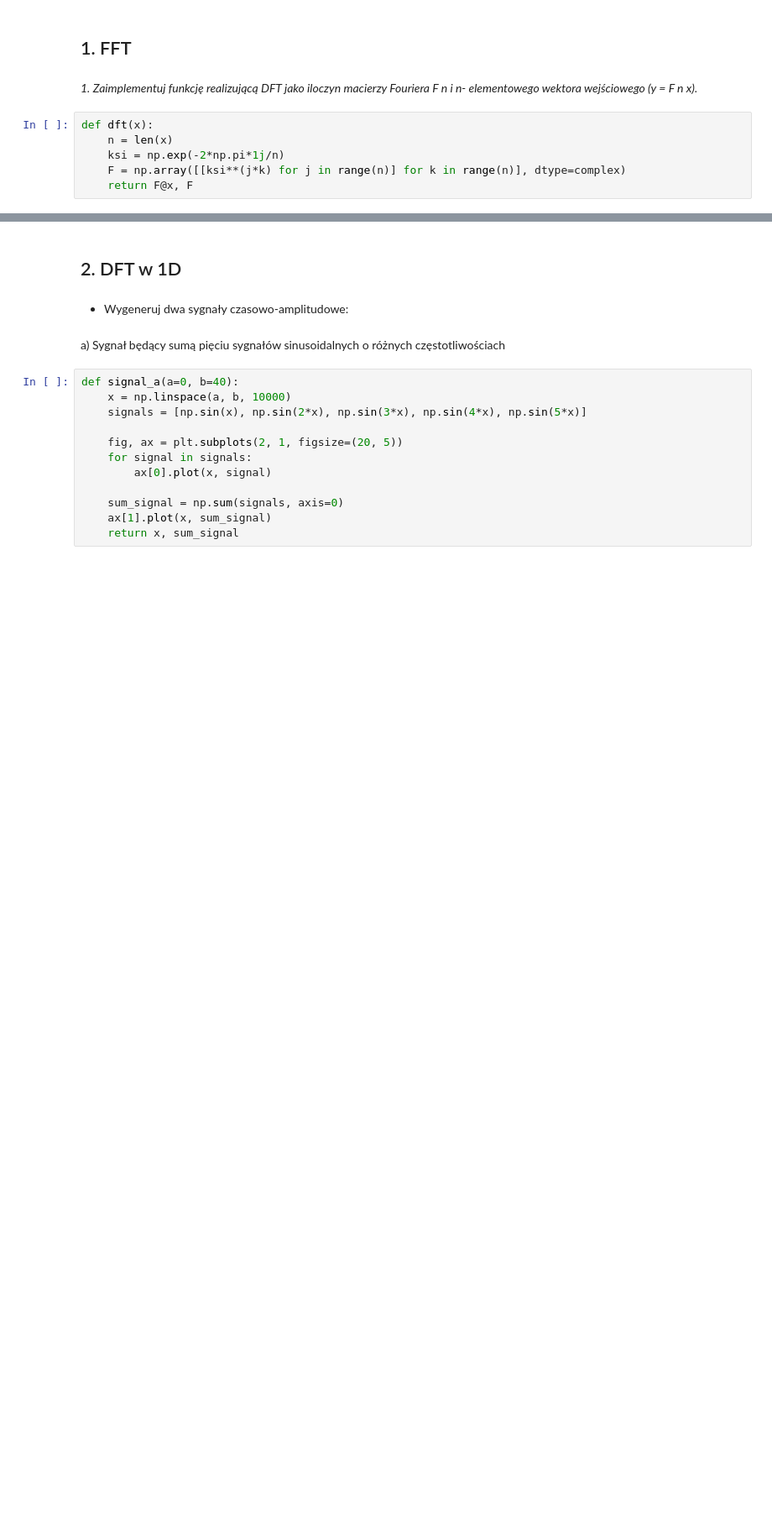
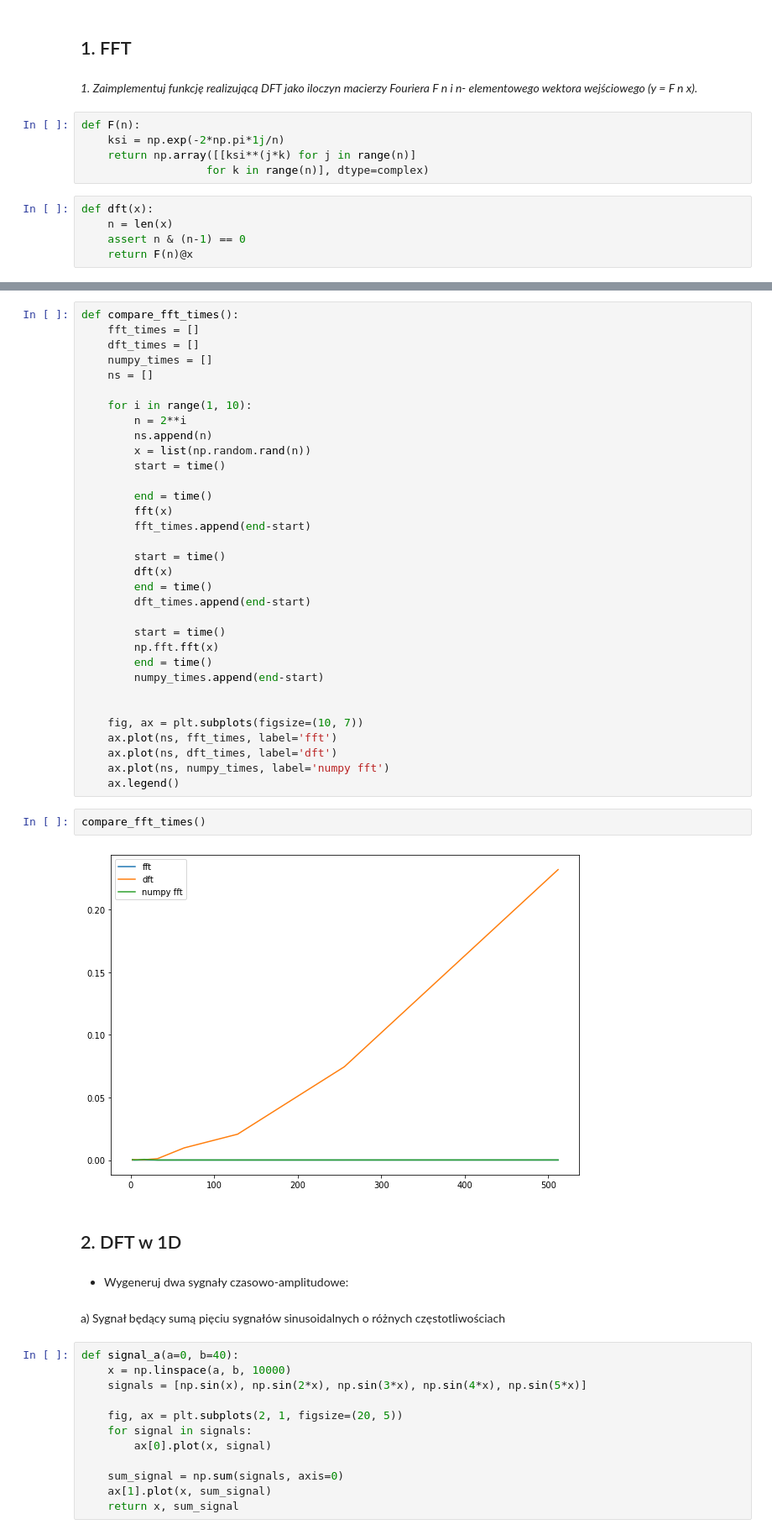
Before and after one commit to mhawryluk/mownit, a Jupyter notebook: lab11-transformata_Fouriera/lab11.ipynb, the cells around one changed output, grey strips where cells are left out. Shown at 84% size. Drawn from its saved outputs; the diff is of its cells as text; blank space fills up the shorter version.

```diff
--- a/lab11-transformata_Fouriera/lab11.ipynb
+++ b/lab11-transformata_Fouriera/lab11.ipynb
@@ -7,9 +8,13 @@ import matplotlib.pyplot as plt
 ## 1. FFT
 # %% [markdown]
 <i>1. Zaimplementuj funkcję realizującą DFT jako iloczyn macierzy Fouriera F n i n- elementowego wektora wejściowego (y = F n x). </i>
+# %%
+def F(n):
+    ksi = np.exp(-2*np.pi*1j/n)
+    return np.array([[ksi**(j*k) for j in range(n)]
+                   for k in range(n)], dtype=complex)
 # %%
 def dft(x):
     n = len(x)
-    ksi = np.exp(-2*np.pi*1j/n)
-    F = np.array([[ksi**(j*k) for j in range(n)] for k in range(n)], dtype=complex)
-    return F@x, F
+    assert n & (n-1) == 0
+    return F(n)@x
@@ -51,4 +101,41 @@ correct?  True
 o różnym rozmiarze. </i>
+# %%
+def compare_fft_times():
+    fft_times = []
+    dft_times = []
+    numpy_times = []
+    ns = []
+
+    for i in range(1, 10):
+        n = 2**i
+        ns.append(n)
+        x = list(np.random.rand(n))
+        start = time()
+
+        end = time()
+        fft(x)
+        fft_times.append(end-start)
+
+        start = time()
+        dft(x)
+        end = time()
+        dft_times.append(end-start)
+
+        start = time()
+        np.fft.fft(x)
+        end = time()
+        numpy_times.append(end-start)
+
+
+    fig, ax = plt.subplots(figsize=(10, 7))
+    ax.plot(ns, fft_times, label='fft')
+    ax.plot(ns, dft_times, label='dft')
+    ax.plot(ns, numpy_times, label='numpy fft')
+    ax.legend()
+# %%
+compare_fft_times()
+# %% [output]
+[figure, added]
 # %% [markdown]
 ## 2. DFT w 1D
 # %% [markdown]
```
Also changed, not shown: parts of 14 cells of this notebook.
